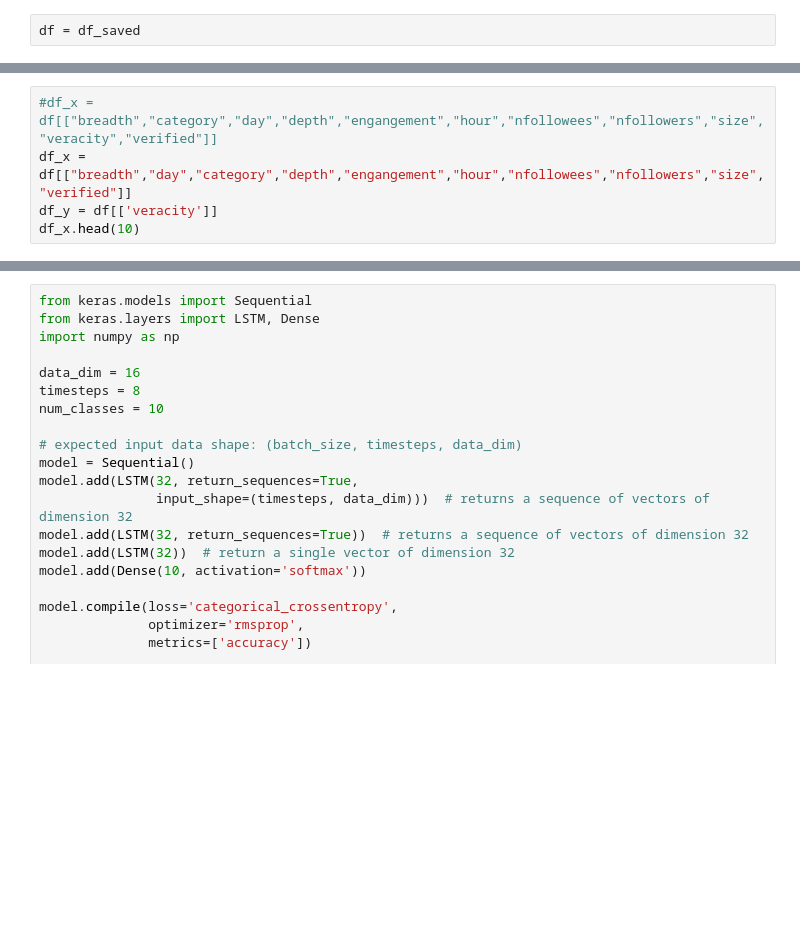
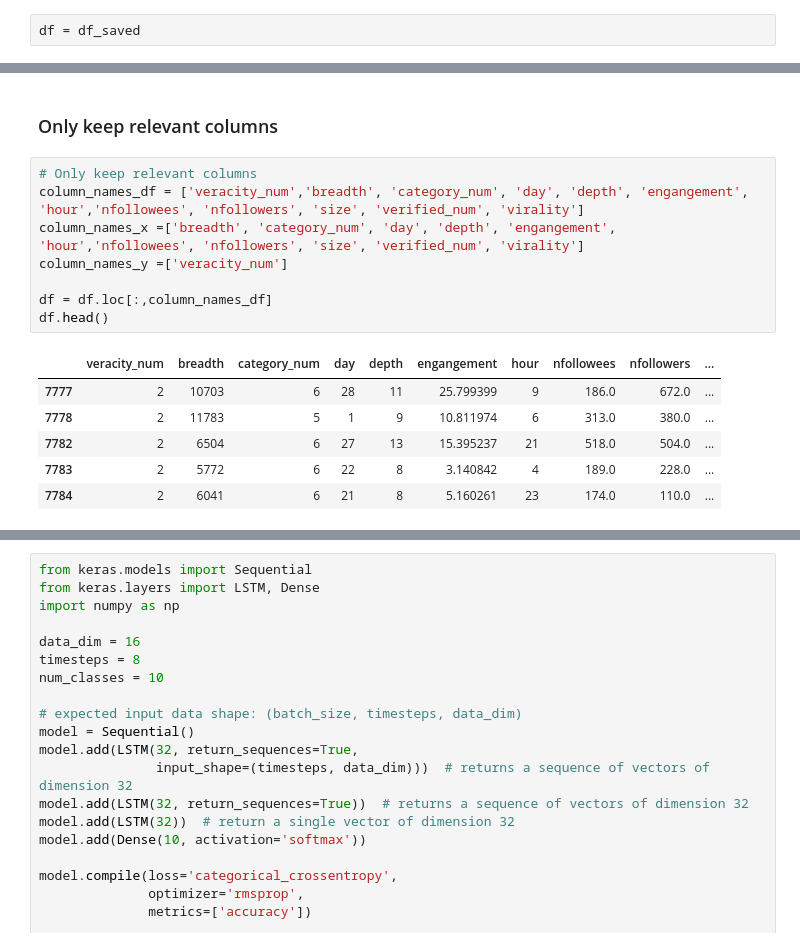
Before and after one commit to gittinic/mlp_final_proj_fake_news, a Jupyter notebook: TensorFlow_Setup.ipynb, the cells around one changed output, grey strips where cells are left out. Drawn from its saved outputs; the diff is of its cells as text; blank space fills up the shorter version.

```diff
--- a/TensorFlow_Setup.ipynb
+++ b/TensorFlow_Setup.ipynb
@@ -139,5 +157,17 @@ Transformed verified to numeric values, this is how they match ['None'] [3]
+# %% [markdown]
+### Only keep relevant columns
 # %%
-#df_x = df[["breadth","category","day","depth","engangement","hour","nfollowees","nfollowers","size","veracity","verified"]]
-df_x = df[["breadth","day","category","depth","engangement","hour","nfollowees","nfollowers","size","verified"]]
-df_y = df[['veracity']]
-df_x.head(10)
+# Only keep relevant columns
+column_names_df = ['veracity_num','breadth', 'category_num', 'day', 'depth', 'engangement', 'hour','nfollowees', 'nfollowers', 'size', 'verified_num', 'virality']
+column_names_x =['breadth', 'category_num', 'day', 'depth', 'engangement', 'hour','nfollowees', 'nfollowers', 'size', 'verified_num', 'virality']
+column_names_y =['veracity_num']
+
+df = df.loc[:,column_names_df]
+df.head()
+# %% [output]
+|  | veracity_num | breadth | category_num | day | depth | engangement | hour | nfollowees | nfollowers | ... |
+| 7777 | 2 | 10703 | 6 | 28 | 11 | 25.799399 | 9 | 186.0 | 672.0 | ... |
+| 7778 | 2 | 11783 | 5 | 1 | 9 | 10.811974 | 6 | 313.0 | 380.0 | ... |
+| 7782 | 2 | 6504 | 6 | 27 | 13 | 15.395237 | 21 | 518.0 | 504.0 | ... |
+| 7783 | 2 | 5772 | 6 | 22 | 8 | 3.140842 | 4 | 189.0 | 228.0 | ... |
+| 7784 | 2 | 6041 | 6 | 21 | 8 | 5.160261 | 23 | 174.0 | 110.0 | ... |
```
Also changed, not shown: parts of 24 cells of this notebook.
